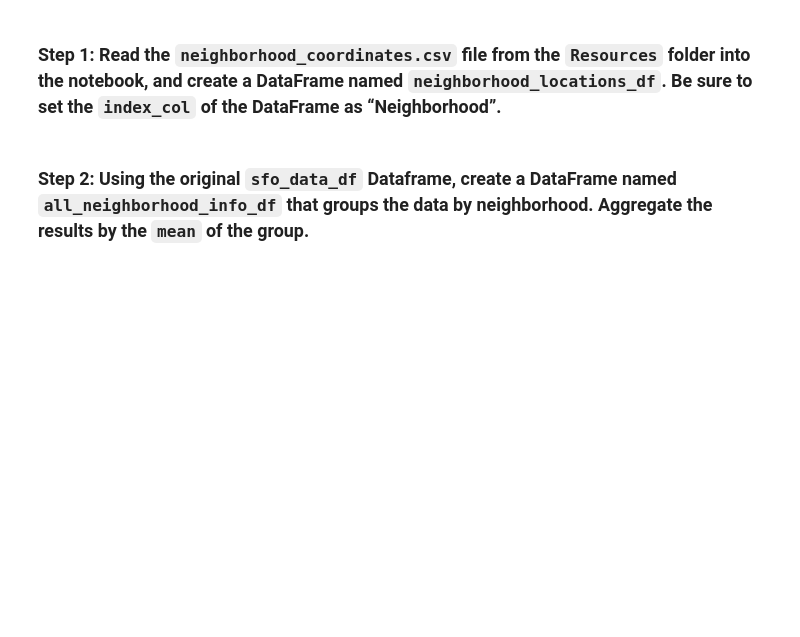
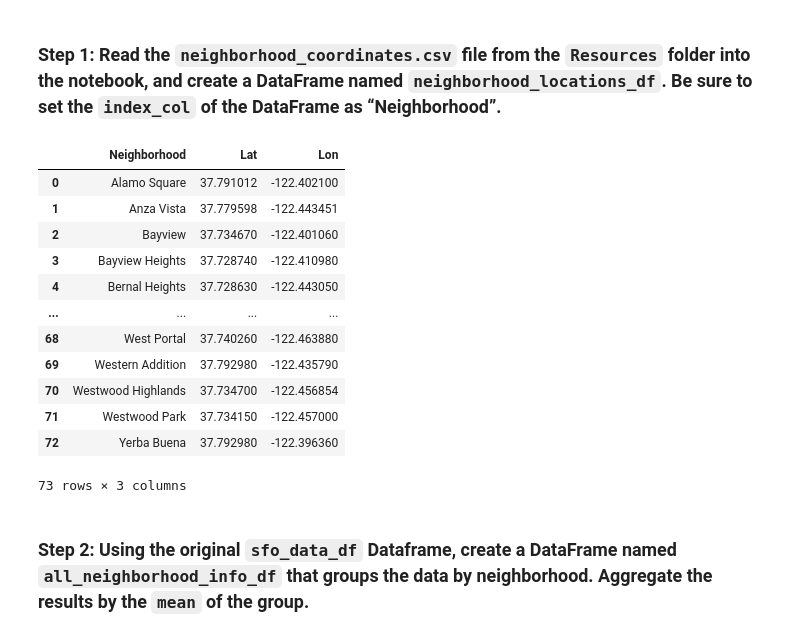
Before and after one commit to dcmar18/SanFranciscoHousing, a Jupyter notebook: san_francisco_housing.ipynb, the cells around one changed output. Drawn from its saved outputs; the diff is of its cells as text; code cells hidden in the pictures; blank space fills up the shorter version.

```diff
--- a/san_francisco_housing.ipynb
+++ b/san_francisco_housing.ipynb
@@ -405,10 +405,24 @@ Note that your resulting plot should appear similar to the following image:
 ### Step 1: Read the `neighborhood_coordinates.csv` file from the `Resources` folder into the notebook, and create a DataFrame named `neighborhood_locations_df`. Be sure to set the `index_col` of the DataFrame as “Neighborhood”.
 # %%
 # Load neighborhoods coordinates data
-neighborhood_locations_df = # YOUR CODE HERE
+neighborhood_locations_df = pd.read_csv(Path("./Resources/neighborhoods_coordinates.csv"))
 
 # Review the DataFrame
-# YOUR CODE HERE
+neighborhood_locations_df
+# %% [output]
+|  | Neighborhood | Lat | Lon |
+| 0 | Alamo Square | 37.791012 | -122.402100 |
+| 1 | Anza Vista | 37.779598 | -122.443451 |
+| 2 | Bayview | 37.734670 | -122.401060 |
+| 3 | Bayview Heights | 37.728740 | -122.410980 |
+| 4 | Bernal Heights | 37.728630 | -122.443050 |
+| ... | ... | ... | ... |
+| 68 | West Portal | 37.740260 | -122.463880 |
+| 69 | Western Addition | 37.792980 | -122.435790 |
+| 70 | Westwood Highlands | 37.734700 | -122.456854 |
+| 71 | Westwood Park | 37.734150 | -122.457000 |
+| 72 | Yerba Buena | 37.792980 | -122.396360 |
+73 rows × 3 columns
 # %% [markdown]
 ### Step 2: Using the original `sfo_data_df` Dataframe, create a DataFrame named `all_neighborhood_info_df` that groups the data by neighborhood. Aggregate the results by the `mean` of the group.
 # %%
```
Also changed, not shown: parts of 1 cell of this notebook.
